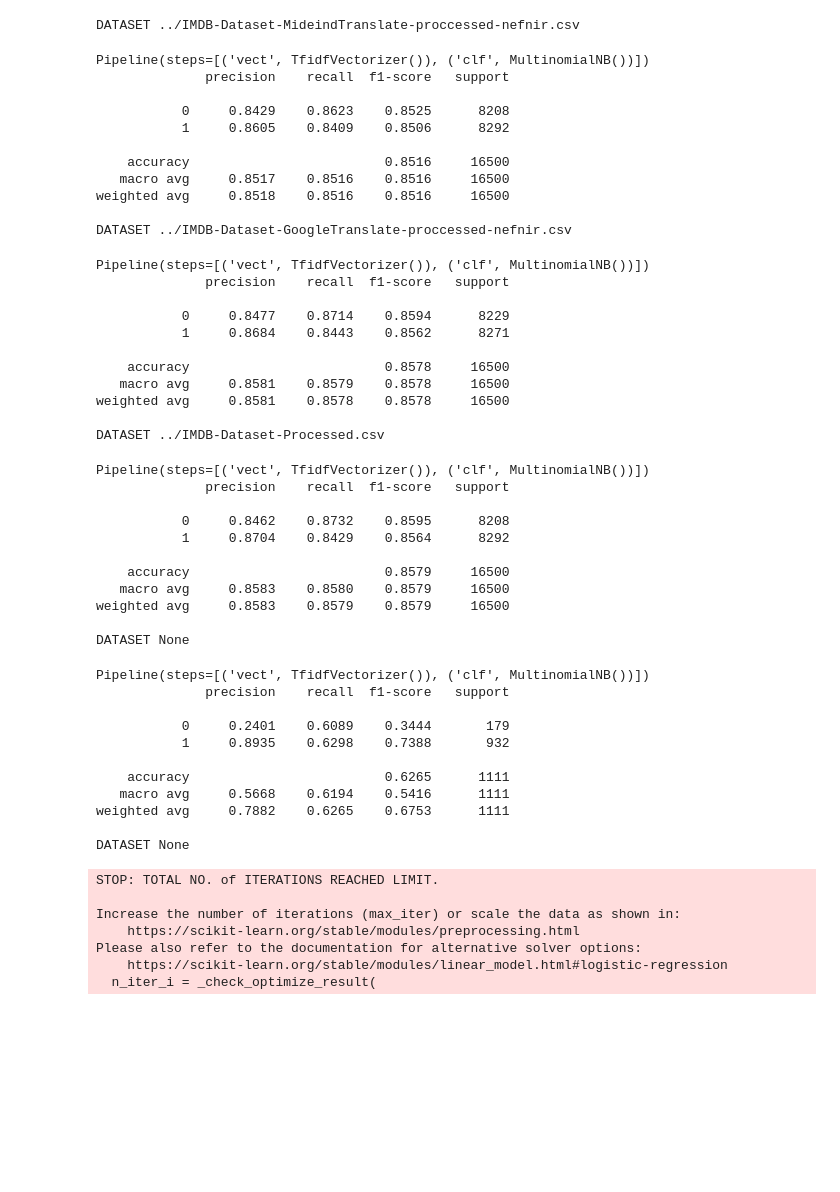
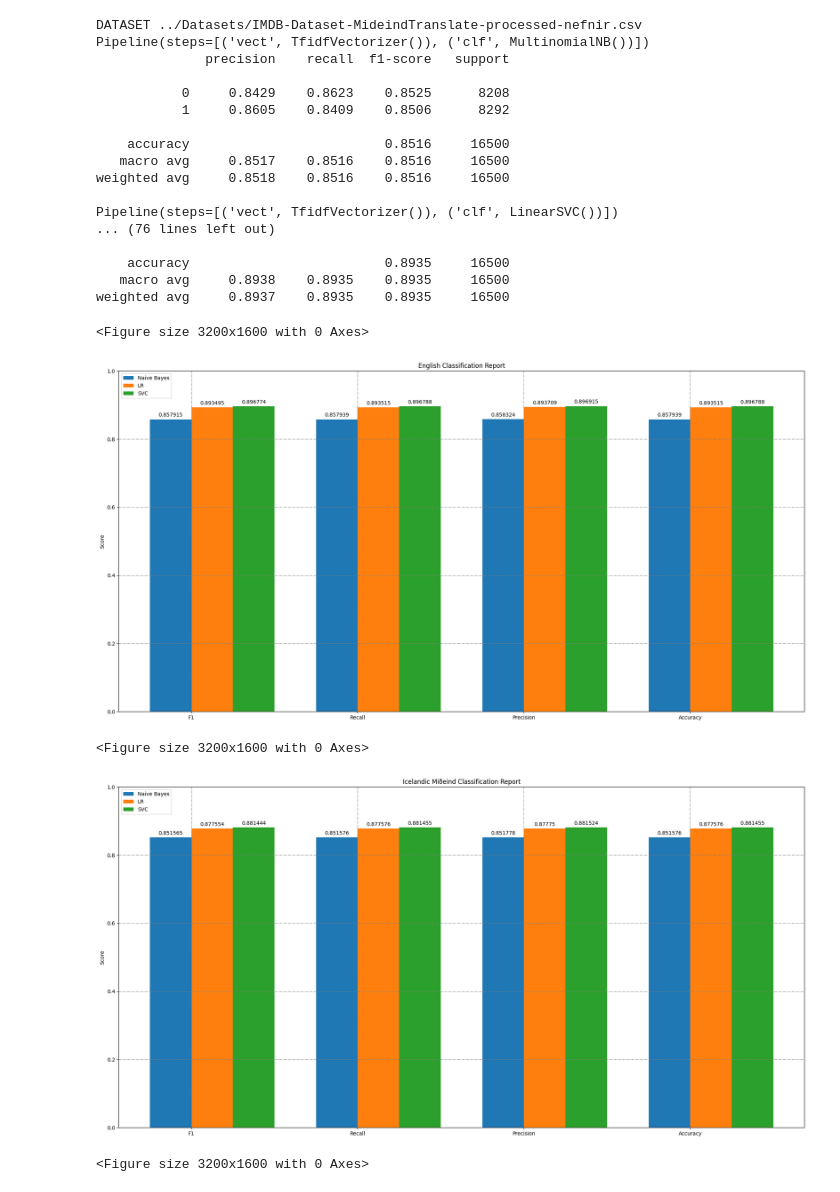
Before and after one commit to cadia-lvl/sentiment-analysis, a Jupyter notebook: src/BaselineClassifiersBinary.ipynb, the cells around one changed output. Drawn from its saved outputs; the diff is of its cells as text; code cells hidden in the pictures; blank space fills up the shorter version.

```diff
--- a/src/BaselineClassifiersBinary.ipynb
+++ b/src/BaselineClassifiersBinary.ipynb
@@ -17,9 +17,9 @@ import matplotlib.pyplot as plt
 from sklearn.model_selection import train_test_split
 from sklearn.metrics import classification_report
 
-ICELANDIC_GOOGLE_CSV = "../IMDB-Dataset-GoogleTranslate-processed-nefnir.csv"
-ICELANDIC_MIDEIND_CSV = "../IMDB-Dataset-MideindTranslate-processed-nefnir.csv"
-ENGLISH_CSV = "../IMDB-Dataset-Processed.csv"
+ICELANDIC_GOOGLE_CSV = "../Datasets/IMDB-Dataset-GoogleTranslate-processed-nefnir.csv"
+ICELANDIC_MIDEIND_CSV = "../Datasets/IMDB-Dataset-MideindTranslate-processed-nefnir.csv"
+ENGLISH_CSV = "../Datasets/IMDB-Dataset-Processed.csv"
 
 
 def clear_df(data):
@@ -124,82 +124,52 @@ def plot_f1(f1s, title):
     fig, ax = plt.subplots(figsize=(24, 12))
     plt.grid(color="grey", linestyle="-.")
     x = np.arange(4)
     width = 0.25
     multiplier = 0
     # Add annotation to bars
     for attr, m in labels.items():
         offset = width * multiplier
         rects = ax.bar(x + offset, m, width, label=attr)
         ax.bar_label(rects, padding=3)
         multiplier += 1
     ax.set_ylabel("Score")
     ax.set_title(title)
     ax.set_xticks(x + width / 2, ("F1", "Recall", "Precision", "Accuracy"))
     plt.legend(loc="upper left")
     plt.savefig("%s.png" % title.replace(" ", "_"))
     ax.set_ylim(0, 1)
 
     plt.show()
 
 
 data2, nb_mideind, svc_mideind, lr_mideind = classify(ICELANDIC_MIDEIND_CSV)
 data3, nb_google, svc_google, lr_google = classify(ICELANDIC_GOOGLE_CSV)
 data1, nb_english, svc_english, lr_english = classify(ENGLISH_CSV)
 
 
 plot_f1(data1, "English Classification Report")
 plot_f1(data2, "Icelandic Miðeind Classification Report")
 plot_f1(data3, "Icelandic Google Classification Report")
 # %% [output]
-DATASET ../IMDB-Dataset-MideindTranslate-proccessed-nefnir.csv
+DATASET ../Datasets/IMDB-Dataset-MideindTranslate-processed-nefnir.csv
+Pipeline(steps=[('vect', TfidfVectorizer()), ('clf', MultinomialNB())])
+              precision    recall  f1-score   support
+
+           0     0.8429    0.8623    0.8525      8208
+           1     0.8605    0.8409    0.8506      8292
+
+    accuracy                         0.8516     16500
+   macro avg     0.8517    0.8516    0.8516     16500
+weighted avg     0.8518    0.8516    0.8516     16500
+
+Pipeline(steps=[('vect', TfidfVectorizer()), ('clf', LinearSVC())])
+... (76 lines left out)
+
+    accuracy                         0.8935     16500
+   macro avg     0.8938    0.8935    0.8935     16500
+weighted avg     0.8937    0.8935    0.8935     16500
-Pipeline(steps=[('vect', TfidfVectorizer()), ('clf', MultinomialNB())])
-              precision    recall  f1-score   support
-
-           0     0.8429    0.8623    0.8525      8208
-           1     0.8605    0.8409    0.8506      8292
-
-    accuracy                         0.8516     16500
-   macro avg     0.8517    0.8516    0.8516     16500
-weighted avg     0.8518    0.8516    0.8516     16500
-
-DATASET ../IMDB-Dataset-GoogleTranslate-proccessed-nefnir.csv
+<Figure size 3200x1600 with 0 Axes>
+[figure]
-Pipeline(steps=[('vect', TfidfVectorizer()), ('clf', MultinomialNB())])
-              precision    recall  f1-score   support
-
-           0     0.8477    0.8714    0.8594      8229
-           1     0.8684    0.8443    0.8562      8271
-
-    accuracy                         0.8578     16500
-   macro avg     0.8581    0.8579    0.8578     16500
-weighted avg     0.8581    0.8578    0.8578     16500
-
-DATASET ../IMDB-Dataset-Processed.csv
+<Figure size 3200x1600 with 0 Axes>
+[figure]
-Pipeline(steps=[('vect', TfidfVectorizer()), ('clf', MultinomialNB())])
-              precision    recall  f1-score   support
-
-           0     0.8462    0.8732    0.8595      8208
-           1     0.8704    0.8429    0.8564      8292
-
-    accuracy                         0.8579     16500
-   macro avg     0.8583    0.8580    0.8579     16500
-weighted avg     0.8583    0.8579    0.8579     16500
-
-DATASET None
+<Figure size 3200x1600 with 0 Axes>
-Pipeline(steps=[('vect', TfidfVectorizer()), ('clf', MultinomialNB())])
-              precision    recall  f1-score   support
-
-           0     0.2401    0.6089    0.3444       179
-           1     0.8935    0.6298    0.7388       932
-
-    accuracy                         0.6265      1111
-   macro avg     0.5668    0.6194    0.5416      1111
-weighted avg     0.7882    0.6265    0.6753      1111
-
-DATASET None
-STOP: TOTAL NO. of ITERATIONS REACHED LIMIT.
-
-Increase the number of iterations (max_iter) or scale the data as shown in:
-    https://scikit-learn.org/stable/modules/preprocessing.html
-Please also refer to the documentation for alternative solver options:
-    https://scikit-learn.org/stable/modules/linear_model.html#logistic-regression
-  n_iter_i = _check_optimize_result(
```
Also changed, not shown: parts of 2 cells of this notebook, 4 other files.
